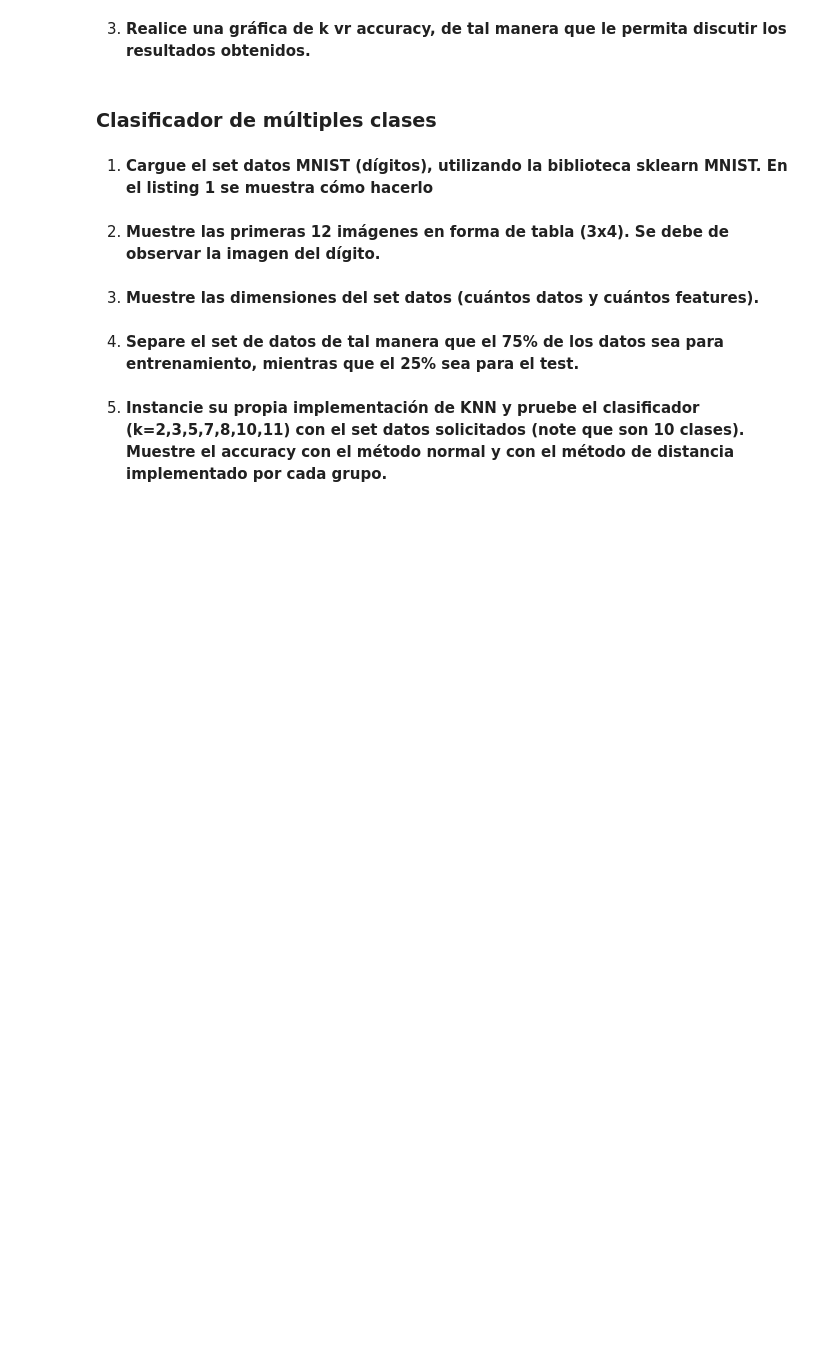
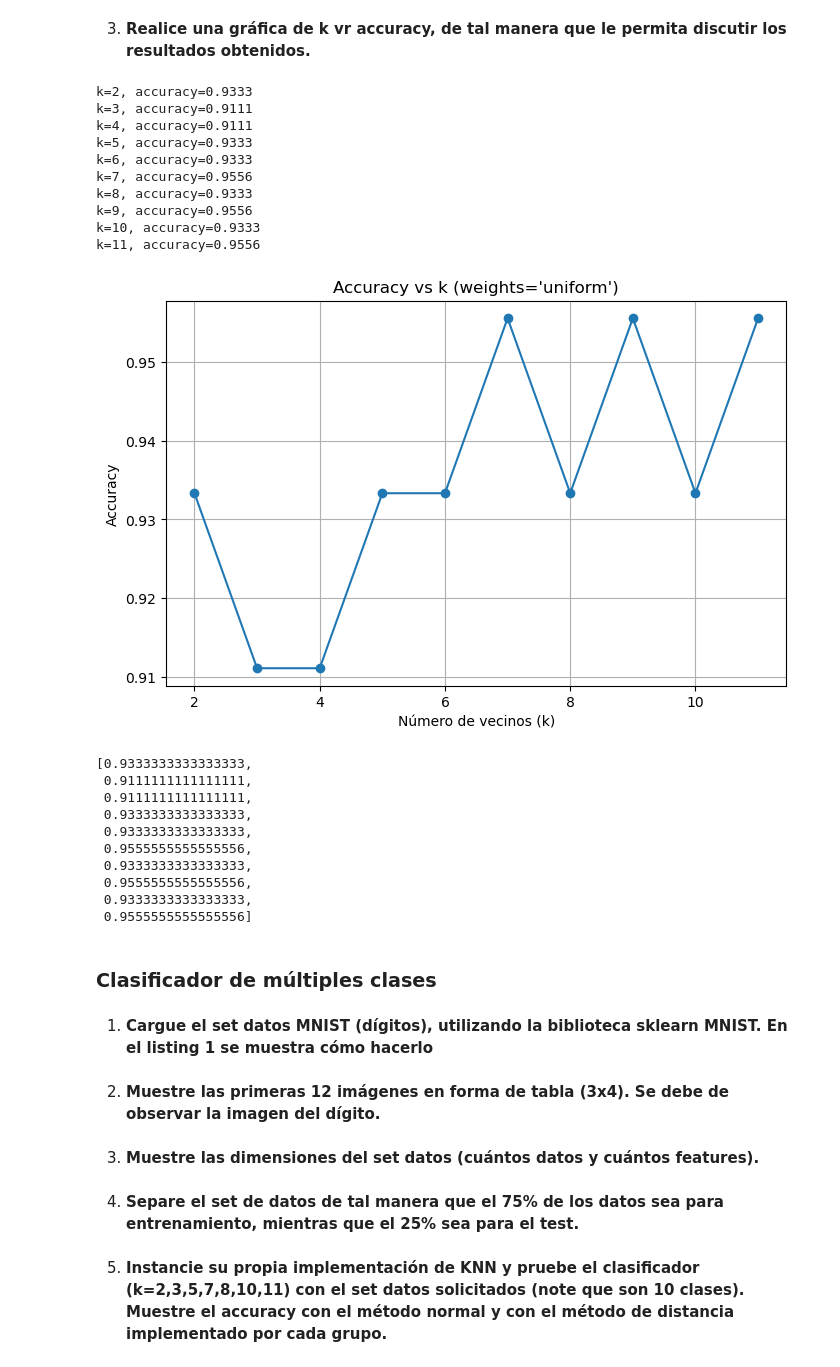
Before and after one commit to JuanPabloRodriguezC/rec_patrones_lab, a Jupyter notebook: Laboratorio2/laboratorio2.ipynb, the cells around one changed output. Cells and saved outputs as stored; diff of their text form; code cells hidden in the pictures; blank space fills up the shorter version.

```diff
--- a/Laboratorio2/laboratorio2.ipynb
+++ b/Laboratorio2/laboratorio2.ipynb
@@ -21,2 +119,7 @@
 # %% [markdown]
 2. **Pruebe el algoritmo del punto anterior con k=2,3,4,5,6,7,9,11. Anote la precisión y el tiempo que se obtuvo para cada k. Además, compare los resultados obtenidos de su implementación con los de la biblioteca sklearn.**
+# %%
+dataset = datasets.load_iris(as_frame=True)
+
+X = dataset.data
+y = dataset.target
@@ -23,5 +165,51 @@
 # %% [markdown]
 3. **Realice una gráfica de k vr accuracy, de tal manera que le permita discutir los resultados obtenidos.**
+# %%
+def evaluate_k_range(k_values=range(2,12), weights="distance"):
+
+    accuracies = []
+
+    for k in k_values:
+
+        model = KNearestNeighbors(X_train, y_train, n_neighbors=k, weights="distance")
+
+        acc, _, _ = model.score(X_test, y_test)
+        accuracies.append(acc)
+        print(f"k={k}, accuracy={acc:.4f}")
+
+
+    plt.figure(figsize=(8,5))
+    plt.plot(k_values, accuracies, marker='o')
+    plt.xlabel("Número de vecinos (k)")
+    plt.ylabel("Accuracy")
+    plt.title(f"Accuracy vs k (weights='{weights}')")
+    plt.grid(True)
+    plt.show()
+
+    return accuracies
+evaluate_k_range()
+# %% [output]
+k=2, accuracy=0.9333
+k=3, accuracy=0.9111
+k=4, accuracy=0.9111
+k=5, accuracy=0.9333
+k=6, accuracy=0.9333
+k=7, accuracy=0.9556
+k=8, accuracy=0.9333
+k=9, accuracy=0.9556
+k=10, accuracy=0.9333
+k=11, accuracy=0.9556
+[figure, added]
+[0.9333333333333333,
+ 0.9111111111111111,
+ 0.9111111111111111,
+ 0.9333333333333333,
+ 0.9333333333333333,
+ 0.9555555555555556,
+ 0.9333333333333333,
+ 0.9555555555555556,
+ 0.9333333333333333,
+ 0.9555555555555556]
 # %% [markdown]
 ### Clasificador de múltiples clases
 # %% [markdown]
```
Also changed, not shown: parts of 4 cells of this notebook.
